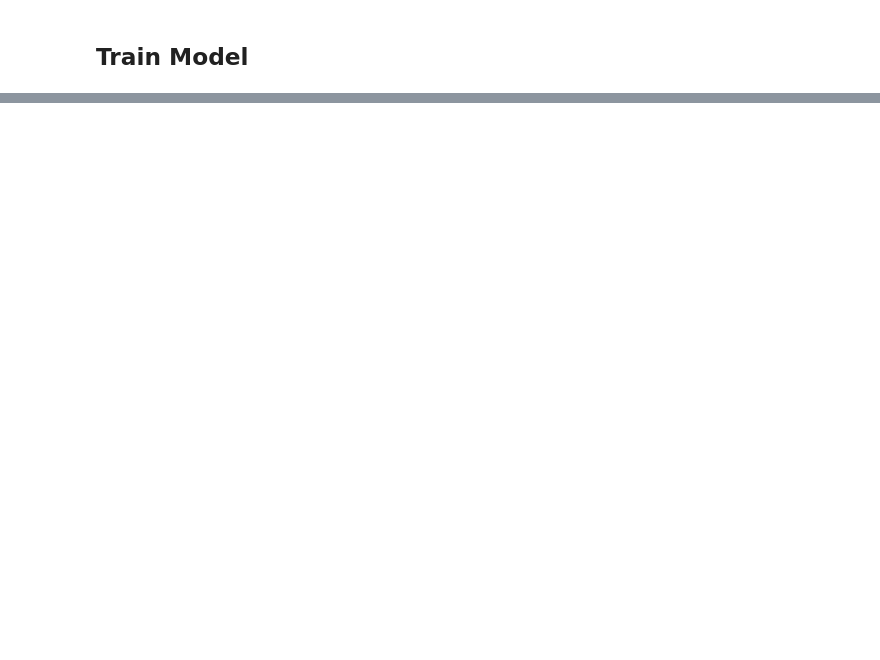
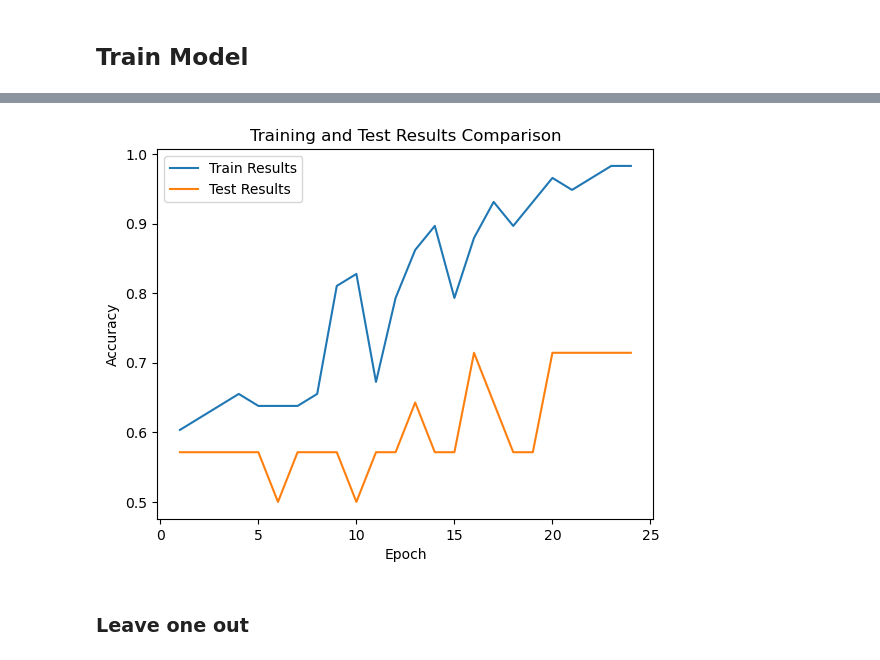
Before and after one commit to MichalZelasko/MLATNAN, a Jupyter notebook: gcnn.ipynb, the cells around one changed output, grey strips where cells are left out. Saved outputs shown, nothing was run; the diff lists cells and outputs as text; code cells hidden in the pictures; blank space fills up the shorter version.

Commit message:
Implement leave one out and do plots

```diff
--- a/gcnn.ipynb
+++ b/gcnn.ipynb
@@ -150,17 +150,17 @@ class GCN(torch.nn.Module):
         super(GCN, self).__init__()
         torch.manual_seed(12345)
         self.conv1 = GCNConv(117, hidden_channels)
-        # self.conv2 = GCNConv(hidden_channels, hidden_channels)
-        self.conv3 = GCNConv(hidden_channels, hidden_channels)
-        self.lin = Linear(hidden_channels, 2)
+        self.conv2 = GCNConv(hidden_channels, hidden_channels//2)
+        # self.conv3 = GCNConv(hidden_channels, hidden_channels)
+        self.lin = Linear(hidden_channels//2, 2)
 
     def forward(self, x, edge_index, batch):
         # 1. Obtain node embeddings
         x = self.conv1(x, edge_index)
         x = x.relu()
-        # x = self.conv2(x, edge_index)
+        x = self.conv2(x, edge_index)
         # x = x.relu()
-        x = self.conv3(x, edge_index)
+        # x = self.conv3(x, edge_index)
 
         # 2. Readout layer
         x = global_mean_pool(x, batch)  # [batch_size, hidden_channels]
@@ -206,10 +206,14 @@ def test(loader):
          correct += int((pred == data.y).sum())  # Check against ground-truth labels.
      return correct / len(loader.dataset)  # Derive ratio of correct predictions.
 
+train_results = []
+test_results = []
 
-for epoch in range(1, 50):
+for epoch in range(1, 25):
     train()
     train_acc = test(train_loader)
     test_acc = test(test_loader)
     print(f'Epoch: {epoch:03d}, Train Acc: {train_acc:.4f}, Test Acc: {test_acc:.4f}')
+    train_results.append(train_acc)
+    test_results.append(test_acc)
 # %% [output]
@@ -232,0 +237,18 @@ Epoch: 049, Train Acc: 1.0000, Test Acc: 0.6429
+# %%
+import matplotlib.pyplot as plt
+
+epochs = list(range(1, len(train_results) + 1))
+
+plt.plot(epochs, train_results, label='Train Results')
+plt.plot(epochs, test_results, label='Test Results')
+
+plt.xlabel('Epoch')
+plt.ylabel('Accuracy')
+plt.title('Training and Test Results Comparison')
+plt.legend()
+
+plt.show()
+# %% [output]
+[figure, added]
+# %% [markdown]
+### Leave one out
```
Also changed, not shown: parts of 7 cells of this notebook.
